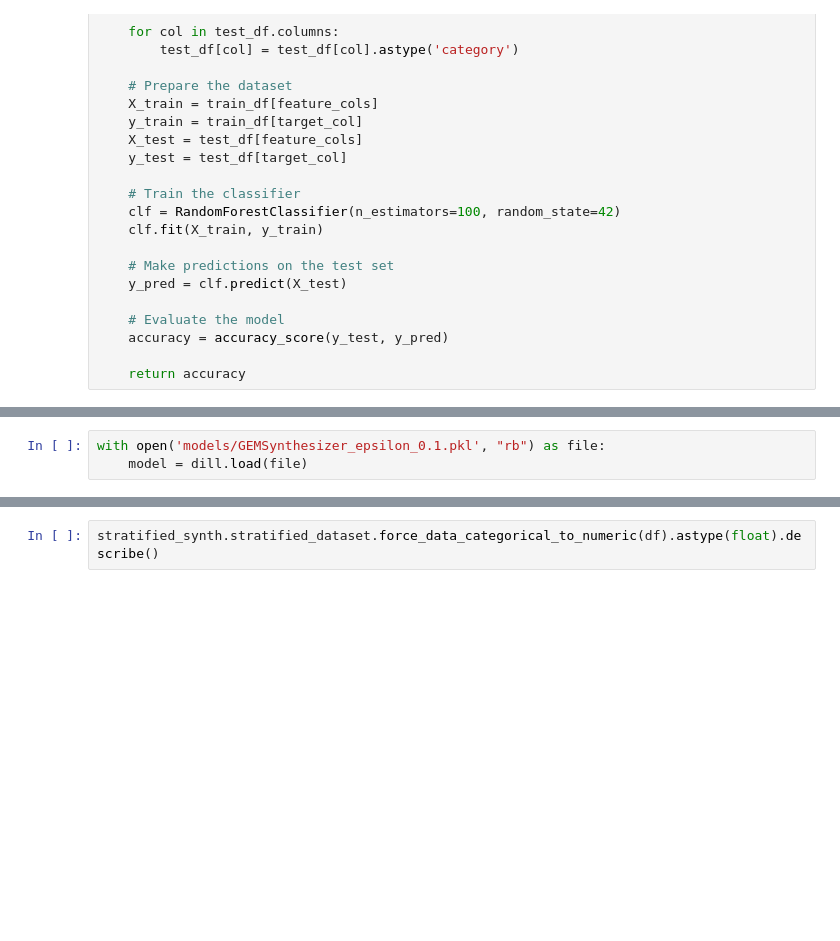
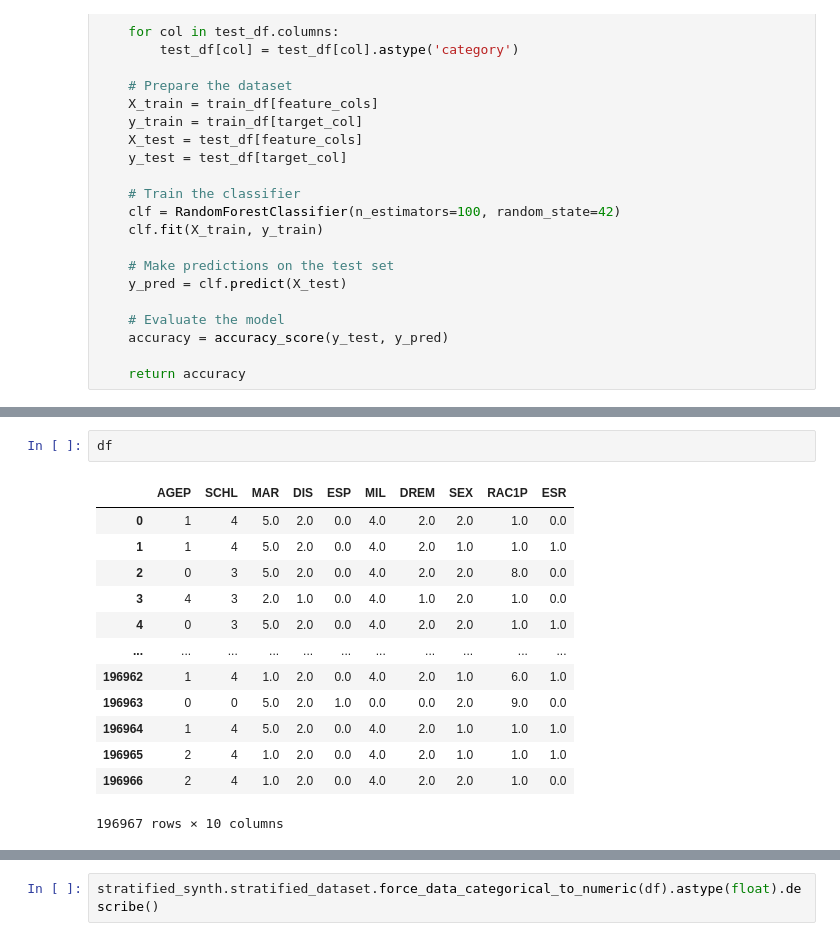
Before and after one commit to lurosenb/stratify_dp, a Jupyter notebook: model_training.ipynb, the cells around one changed output, grey strips where cells are left out. Drawn from its saved outputs; the diff is of its cells as text; blank space fills up the shorter version.

```diff
--- a/model_training.ipynb
+++ b/model_training.ipynb
@@ -336,4 +609,17 @@ Initial Sigma 708.3816817807548
 <stratified_dataset.ParallelStratifiedSynthesizer at 0x...>
-# %%
-with open('models/GEMSynthesizer_epsilon_0.1.pkl', "rb") as file:
-    model = dill.load(file)
+# %%
+df
+# %% [output]
+|  | AGEP | SCHL | MAR | DIS | ESP | MIL | DREM | SEX | RAC1P | ESR |
+| 0 | 1 | 4 | 5.0 | 2.0 | 0.0 | 4.0 | 2.0 | 2.0 | 1.0 | 0.0 |
+| 1 | 1 | 4 | 5.0 | 2.0 | 0.0 | 4.0 | 2.0 | 1.0 | 1.0 | 1.0 |
+| 2 | 0 | 3 | 5.0 | 2.0 | 0.0 | 4.0 | 2.0 | 2.0 | 8.0 | 0.0 |
+| 3 | 4 | 3 | 2.0 | 1.0 | 0.0 | 4.0 | 1.0 | 2.0 | 1.0 | 0.0 |
+| 4 | 0 | 3 | 5.0 | 2.0 | 0.0 | 4.0 | 2.0 | 2.0 | 1.0 | 1.0 |
+| ... | ... | ... | ... | ... | ... | ... | ... | ... | ... | ... |
+| 196962 | 1 | 4 | 1.0 | 2.0 | 0.0 | 4.0 | 2.0 | 1.0 | 6.0 | 1.0 |
+| 196963 | 0 | 0 | 5.0 | 2.0 | 1.0 | 0.0 | 0.0 | 2.0 | 9.0 | 0.0 |
+| 196964 | 1 | 4 | 5.0 | 2.0 | 0.0 | 4.0 | 2.0 | 1.0 | 1.0 | 1.0 |
+| 196965 | 2 | 4 | 1.0 | 2.0 | 0.0 | 4.0 | 2.0 | 1.0 | 1.0 | 1.0 |
+| 196966 | 2 | 4 | 1.0 | 2.0 | 0.0 | 4.0 | 2.0 | 2.0 | 1.0 | 0.0 |
+196967 rows × 10 columns
```
Also changed, not shown: parts of 18 cells of this notebook, 5 other files.
